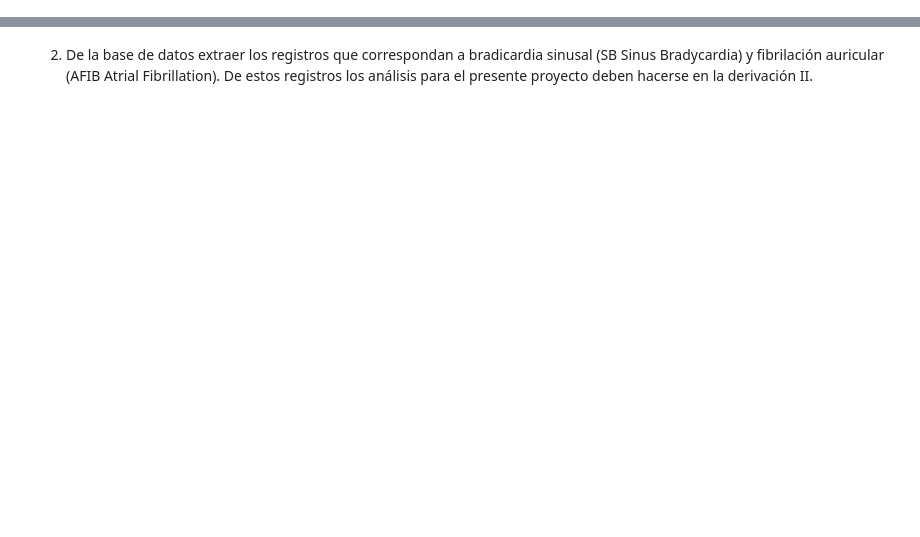
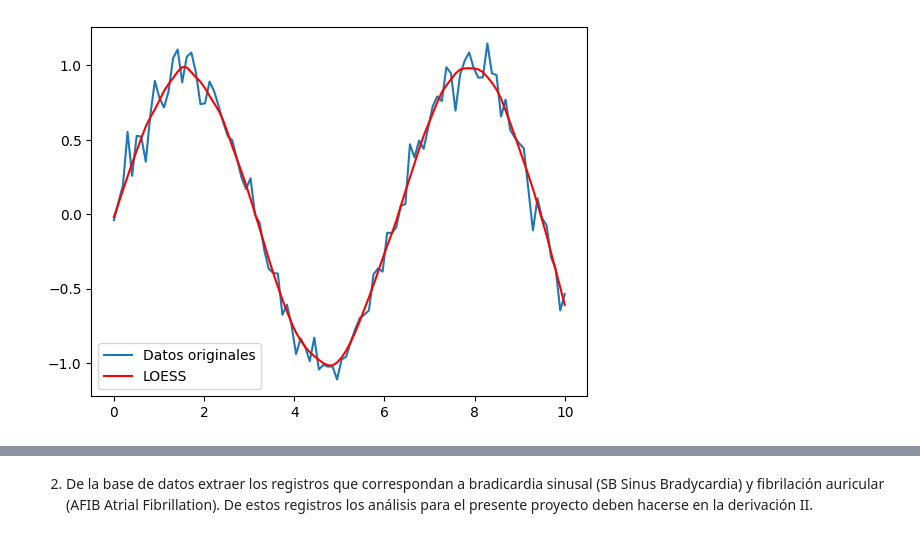
Before and after one commit to ZamantaEst/Lab_Biosenales, a Jupyter notebook: Proyecto_3/Proyecto3_G2_Isabela_Zamanta_Daniel.ipynb, the cells around one changed output, grey strips where cells are left out. Saved outputs shown, nothing was run; the diff lists cells and outputs as text; code cells hidden in the pictures; blank space fills up the shorter version.

```diff
--- a/Proyecto_3/Proyecto3_G2_Isabela_Zamanta_Daniel.ipynb
+++ b/Proyecto_3/Proyecto3_G2_Isabela_Zamanta_Daniel.ipynb
@@ -8,0 +18,18 @@ https://bmcmedinformdecismak.biomedcentral.com/articles/10.1186/s12911-020-01349
+# %%
+import numpy as np
+import matplotlib.pyplot as plt
+from statsmodels.nonparametric.smoothers_lowess import lowess
+
+# Datos de ejemplo
+x = np.linspace(0, 10, 100)
+y = np.sin(x) + np.random.normal(0, 0.1, size=len(x))
+
+s= lowess(y, x, frac=0.1)
+
+# Graficar resultados
+plt.plot(x, y, label='Datos originales')
+plt.plot(s[:, 0], s[:, 1], label='LOESS', color='red')
+plt.legend()
+plt.show()
+# %% [output]
+[figure, added]
```
Also changed, not shown: parts of 72 cells of this notebook.
